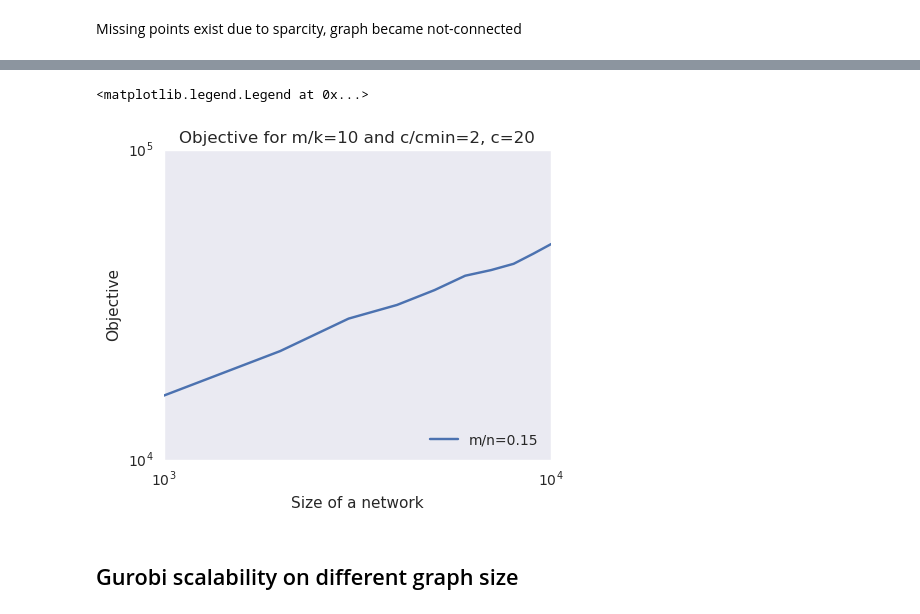
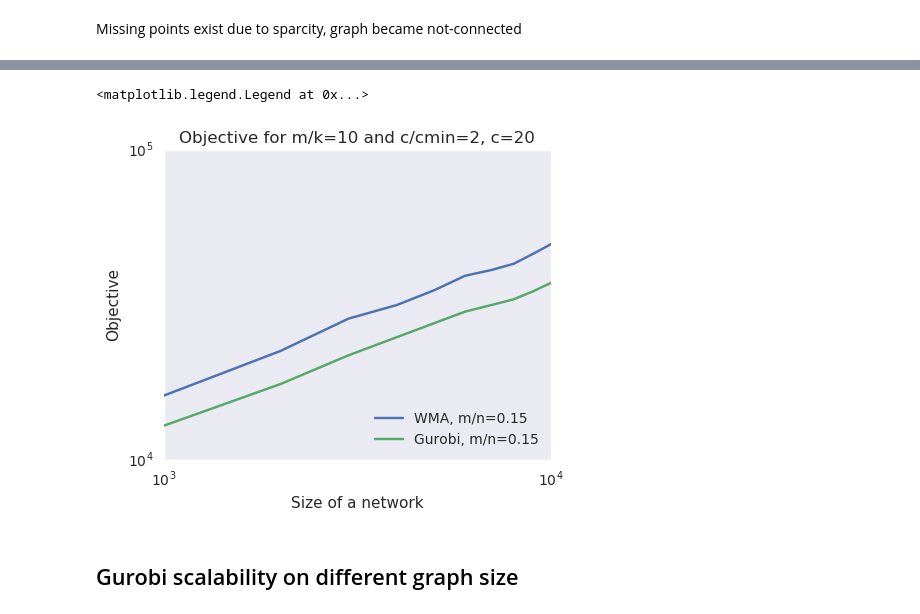
Before and after one commit to allogn/wma, a Jupyter notebook: experiments/analysis/geometric gurobi exploration.ipynb, the cells around one changed output, grey strips where cells are left out. Saved outputs shown, nothing was run; the diff lists cells and outputs as text; code cells hidden in the pictures.

```diff
--- a/experiments/analysis/geometric gurobi exploration.ipynb
+++ b/experiments/analysis/geometric gurobi exploration.ipynb
@@ -99,8 +95,11 @@ results15_fcla = load_results(os.path.join(data_path, "geometric", 'n_m-n0.15c-m
 fig, ax = plt.subplots(figsize=(5, 4), dpi=300)
 plt.gca().set_yscale("log", nonposx='clip')
 plt.gca().set_xscale("log", nonposx='clip')
+results15 = results15[results15['error'].isnull()]
 results15_fcla = results15_fcla.sort_values(by='vcount')
-plt.plot(results15_fcla['vcount'],results15_fcla['runtime'],label="m/n=0.15")
+results15 = results15.sort_values(by='vcount')
+plt.plot(results15_fcla['vcount'],results15_fcla['runtime'],label="WMA")
+plt.plot(results15['vcount'],results15['runtime'],label="Gurobi")
 plt.xlabel("Size of a network")
 plt.ylabel("runtime, sec")
 plt.title("Runtime for m/k=10 and c/cmin=2, c=20")
@@ -111,16 +110,19 @@ plt.legend(loc=4)
 # %%
 fig, ax = plt.subplots(figsize=(5, 4), dpi=300)
 plt.gca().set_yscale("log", nonposx='clip')
 plt.gca().set_xscale("log", nonposx='clip')
+results15 = results15[results15['error'].isnull()]
 results15_fcla = results15_fcla.sort_values(by='vcount')
-plt.plot(results15_fcla['vcount'],results15_fcla['objective'],label="m/n=0.15")
+results15 = results15.sort_values(by='vcount')
+plt.plot(results15_fcla['vcount'],results15_fcla['objective'],label="WMA, m/n=0.15")
+plt.plot(results15['vcount'],results15['objective'],label="Gurobi, m/n=0.15")
 plt.xlabel("Size of a network")
 plt.ylabel("Objective")
 plt.title("Objective for m/k=10 and c/cmin=2, c=20")
 plt.legend(loc=4)
 # %% [output]
 <matplotlib.legend.Legend at 0x...>
-[figure, old version]
+[figure, new version]
 # %% [markdown]
 ## Gurobi scalability on different graph size
 # %%
```
Also changed, not shown: parts of 5 cells of this notebook, 8 other files.
